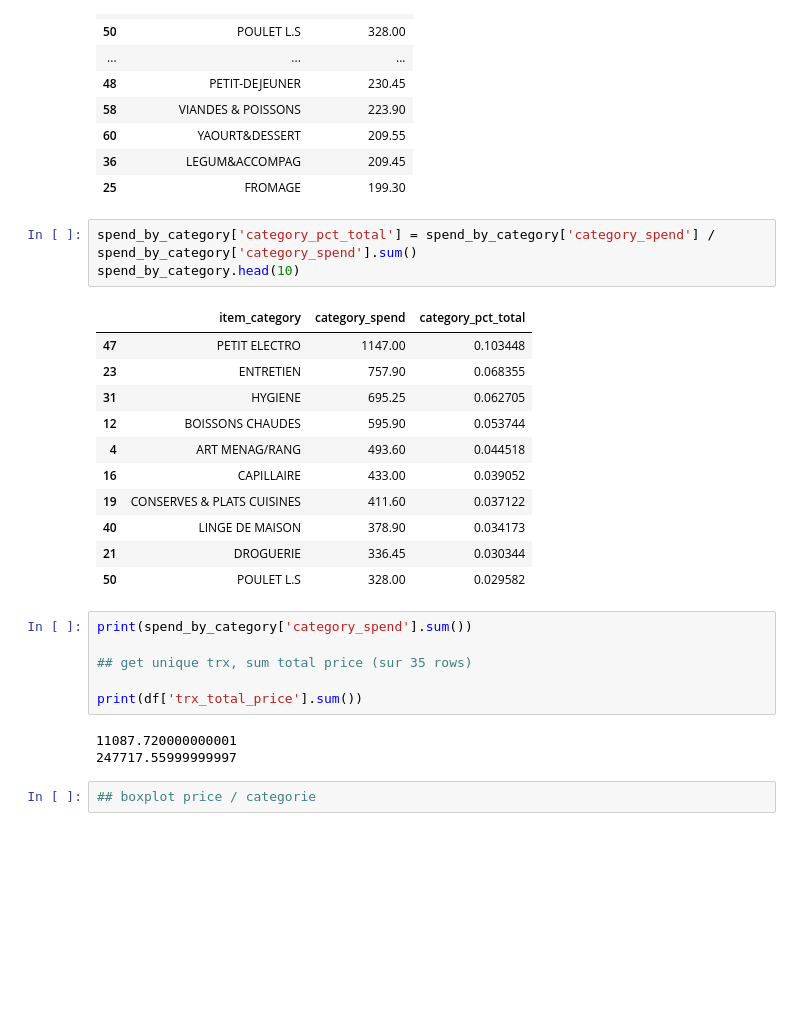
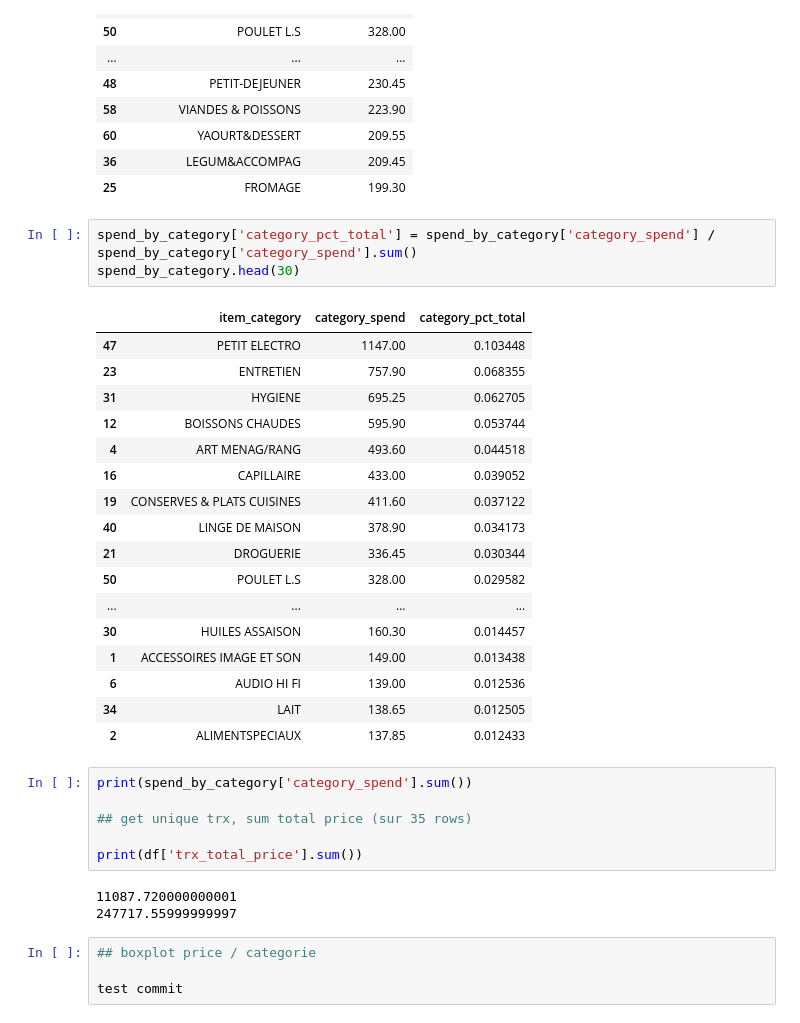
Before and after one commit to mmejdoubi/marjane_api, a Jupyter notebook: marjane_api_EDA.ipynb, the cells around one changed output. Drawn from its saved outputs; the diff is of its cells as text; blank space fills up the shorter version.

```diff
--- a/marjane_api_EDA.ipynb
+++ b/marjane_api_EDA.ipynb
@@ -119,19 +145,25 @@ spend_by_category.head(20)
 | 25 | FROMAGE | 199.30 |
 # %%
 spend_by_category['category_pct_total'] = spend_by_category['category_spend'] / spend_by_category['category_spend'].sum()
-spend_by_category.head(10)
+spend_by_category.head(30)
 # %% [output]
 |  | item_category | category_spend | category_pct_total |
 | 47 | PETIT ELECTRO | 1147.00 | 0.103448 |
 | 23 | ENTRETIEN | 757.90 | 0.068355 |
 | 31 | HYGIENE | 695.25 | 0.062705 |
 | 12 | BOISSONS CHAUDES | 595.90 | 0.053744 |
 | 4 | ART MENAG/RANG | 493.60 | 0.044518 |
 | 16 | CAPILLAIRE | 433.00 | 0.039052 |
 | 19 | CONSERVES & PLATS CUISINES | 411.60 | 0.037122 |
 | 40 | LINGE DE MAISON | 378.90 | 0.034173 |
 | 21 | DROGUERIE | 336.45 | 0.030344 |
 | 50 | POULET L.S | 328.00 | 0.029582 |
+| ... | ... | ... | ... |
+| 30 | HUILES ASSAISON | 160.30 | 0.014457 |
+| 1 | ACCESSOIRES IMAGE ET SON | 149.00 | 0.013438 |
+| 6 | AUDIO HI FI | 139.00 | 0.012536 |
+| 34 | LAIT | 138.65 | 0.012505 |
+| 2 | ALIMENTSPECIAUX | 137.85 | 0.012433 |
 # %%
 print(spend_by_category['category_spend'].sum())
 
@@ -143,3 +175,5 @@ print(df['trx_total_price'].sum())
 247717.55999999997
 # %%
 ## boxplot price / categorie
+
+test commit
```
Also changed, not shown: parts of 5 cells of this notebook.
